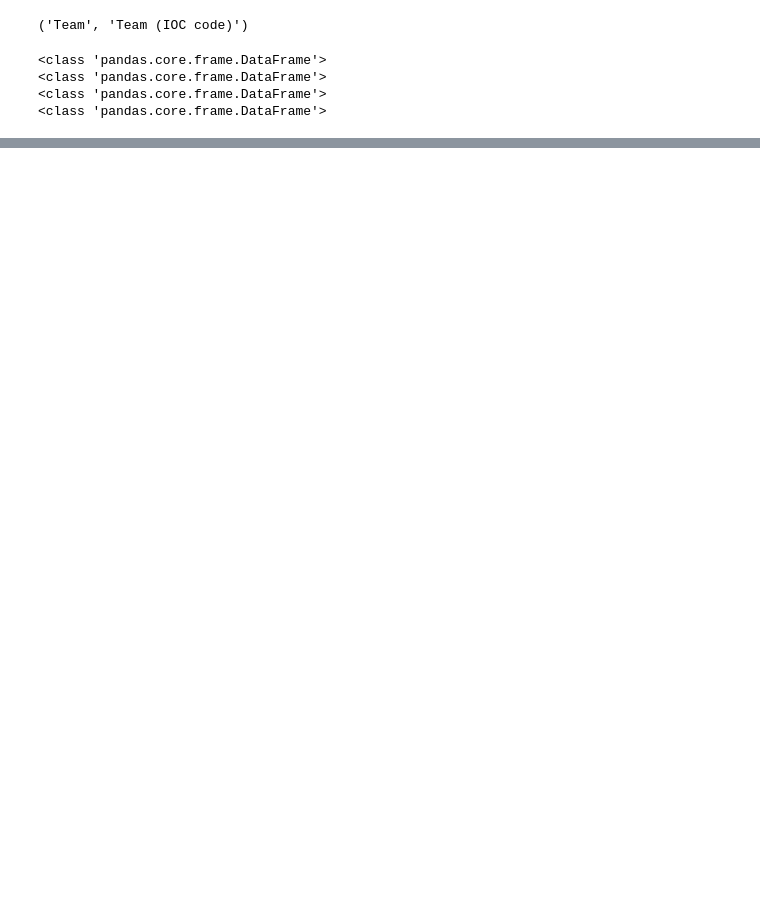
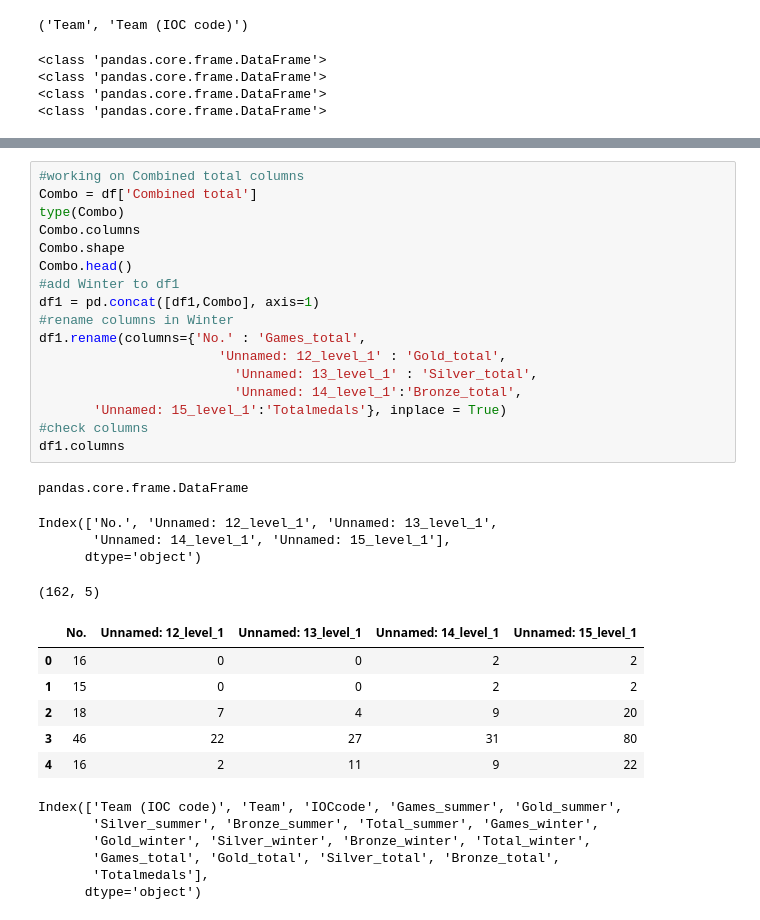
Before and after one commit to e-harrell/olympic, a Jupyter notebook: notebook.ipynb, the cells around one changed output, grey strips where cells are left out. Drawn from its saved outputs; the diff is of its cells as text; blank space fills up the shorter version.

```diff
--- a/notebook.ipynb
+++ b/notebook.ipynb
@@ -142,0 +256,35 @@ print(type(df['Combined total']))
+# %%
+#working on Combined total columns
+Combo = df['Combined total']
+type(Combo)
+Combo.columns
+Combo.shape
+Combo.head()
+#add Winter to df1
+df1 = pd.concat([df1,Combo], axis=1)
+#rename columns in Winter
+df1.rename(columns={'No.' : 'Games_total',
+                       'Unnamed: 12_level_1' : 'Gold_total',
+                         'Unnamed: 13_level_1' : 'Silver_total',
+                         'Unnamed: 14_level_1':'Bronze_total',
+       'Unnamed: 15_level_1':'Totalmedals'}, inplace = True)
+#check columns
+df1.columns
+# %% [output]
+pandas.core.frame.DataFrame
+Index(['No.', 'Unnamed: 12_level_1', 'Unnamed: 13_level_1',
+       'Unnamed: 14_level_1', 'Unnamed: 15_level_1'],
+      dtype='object')
+(162, 5)
+|  | No. | Unnamed: 12_level_1 | Unnamed: 13_level_1 | Unnamed: 14_level_1 | Unnamed: 15_level_1 |
+| 0 | 16 | 0 | 0 | 2 | 2 |
+| 1 | 15 | 0 | 0 | 2 | 2 |
+| 2 | 18 | 7 | 4 | 9 | 20 |
+| 3 | 46 | 22 | 27 | 31 | 80 |
+| 4 | 16 | 2 | 11 | 9 | 22 |
+Index(['Team (IOC code)', 'Team', 'IOCcode', 'Games_summer', 'Gold_summer',
+       'Silver_summer', 'Bronze_summer', 'Total_summer', 'Games_winter',
+       'Gold_winter', 'Silver_winter', 'Bronze_winter', 'Total_winter',
+       'Games_total', 'Gold_total', 'Silver_total', 'Bronze_total',
+       'Totalmedals'],
+      dtype='object')
```
Also changed, not shown: parts of 6 cells of this notebook.
